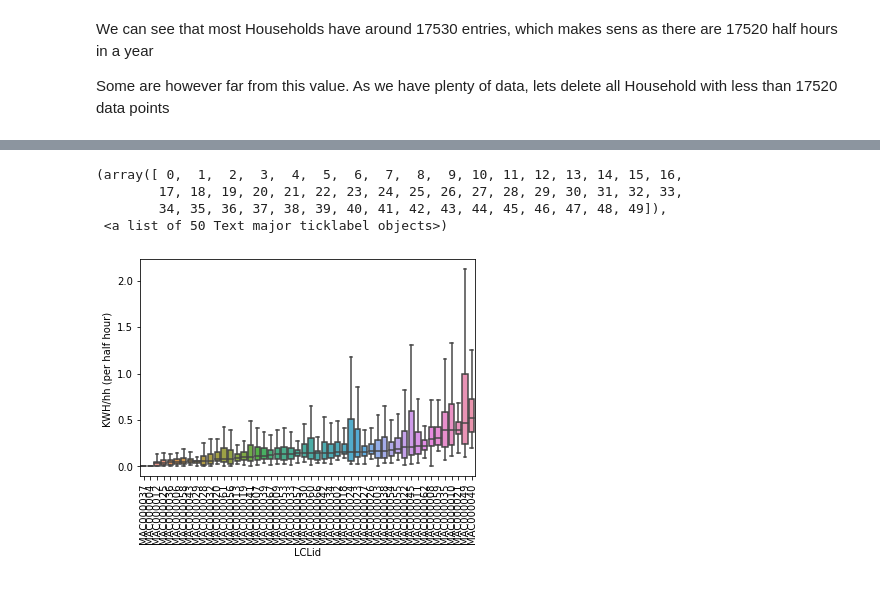
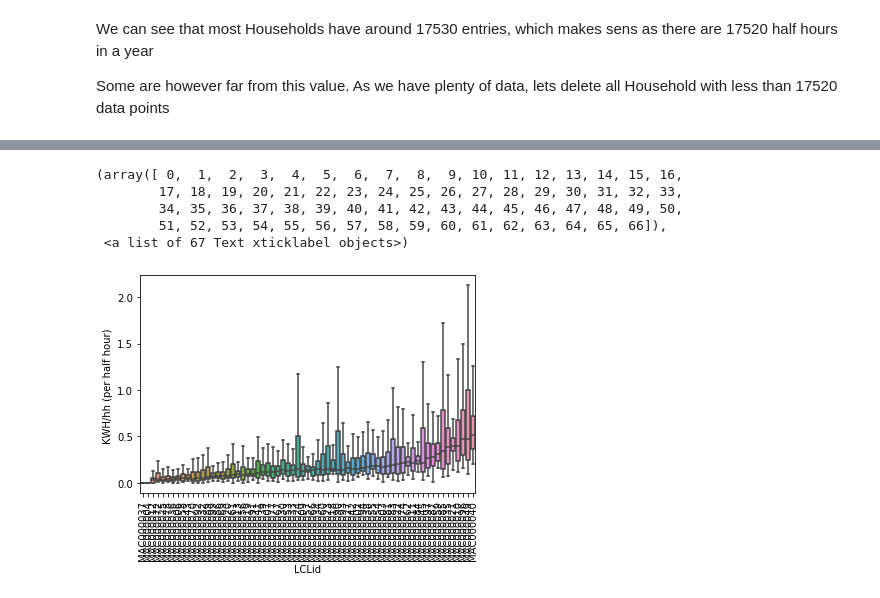
Before and after one commit to Nicolaskirsch2000/BASc-Dissertation, a Jupyter notebook: EDA for Dissertation.ipynb, the cells around one changed output, grey strips where cells are left out. Cells and saved outputs as stored; diff of their text form; code cells hidden in the pictures.

Commit message:
Data preparation

```diff
--- a/EDA for Dissertation.ipynb
+++ b/EDA for Dissertation.ipynb
@@ -19,8 +19,8 @@ df = pd.read_csv("Data/Londondata/Power-Networks-LCL-June2015(withAcornGps)v2_1.
 # %% [markdown]
 Add as many datasets as needed
 # %%
-for i in range(1,3):
-    dataframe = pd.read_csv(r"./Data/Londondata/Power-Networks-LCL-June2015(withAcornGps)v2_"+str(i)+".csv")
+for i in range(2,4):
+    dataframe = pd.read_csv(r"../Data/Londondata/Power-Networks-LCL-June2015(withAcornGps)v2_"+str(i)+".csv")
     df = df.append(dataframe)
 # %%
 df.head()
@@ -84,0 +117,4 @@ df = df[df["LCLid"].isin(ind)]
+# %%
+df.drop_duplicates(inplace = True)
+
+print(len(df)/67)
@@ -84,0 +150,4 @@ df = df[df["LCLid"].isin(ind)]
+# %%
+df.index= pd.DatetimeIndex(df["DateTime"])
+df = df.drop(["DateTime"], axis = 1)
+df.head()
@@ -84,0 +185,23 @@ df = df[df["LCLid"].isin(ind)]
+# %%
+df_hour = df[df["LCLid"] == ind[0]]
+df_hours = df_hour.resample('H').apply(lambda x: x.values.sum())
+df_hours["Acorn"] = df_hour["Acorn"]
+df_hours["Acorn_grouped"] = df_hour["Acorn_grouped"]
+df_hours["LCLid"] = ind[0]
+df_hours['stdorToU'] = df_hour['stdorToU']
+df_hours['year'] = df_hour['year']
+
+
+for i in range(1, len(ind)):
+    df_hour1 = df[df["LCLid"] == ind[i]]
+    df_hours1 = df_hour1.resample('H').apply(lambda x: x.values.sum())
+    df_hours1["Acorn"] = df_hour1["Acorn"]
+    df_hours1["Acorn_grouped"] = df_hour1["Acorn_grouped"]
+    df_hours1["LCLid"] = ind[i]
+    df_hours1['stdorToU'] = df_hour1['stdorToU']
+    df_hours1['year'] = df_hour1['year']
+
+
+    df_hours = df_hours.append(df_hours1)
+
+df_hours = df_hours.sort_values(['LCLid','DateTime'])
@@ -110,13 +221,14 @@ for i in keys:
 # %%
 import seaborn as sns
 fig, ax = plt.subplots()
-order = df.groupby(by="LCLid").median().sort_values(by="KWH/hh (per half hour) ", ascending=True).index
+order = df_hours.groupby(by="LCLid").median().sort_values(by="KWH/hh (per half hour) ", ascending=True).index
 g = sns.boxplot(x="LCLid", y="KWH/hh (per half hour) ", data=df, showfliers=False, order=order)
 
 plt.xticks(rotation=90)
 # %% [output]
 (array([ 0,  1,  2,  3,  4,  5,  6,  7,  8,  9, 10, 11, 12, 13, 14, 15, 16,
         17, 18, 19, 20, 21, 22, 23, 24, 25, 26, 27, 28, 29, 30, 31, 32, 33,
-        34, 35, 36, 37, 38, 39, 40, 41, 42, 43, 44, 45, 46, 47, 48, 49]),
- <a list of 50 Text major ticklabel objects>)
+        34, 35, 36, 37, 38, 39, 40, 41, 42, 43, 44, 45, 46, 47, 48, 49, 50,
+        51, 52, 53, 54, 55, 56, 57, 58, 59, 60, 61, 62, 63, 64, 65, 66]),
+ <a list of 67 Text xticklabel objects>)
-[figure, old version]
+[figure, new version]
```
Also changed, not shown: parts of 18 cells of this notebook, 2 other files.
